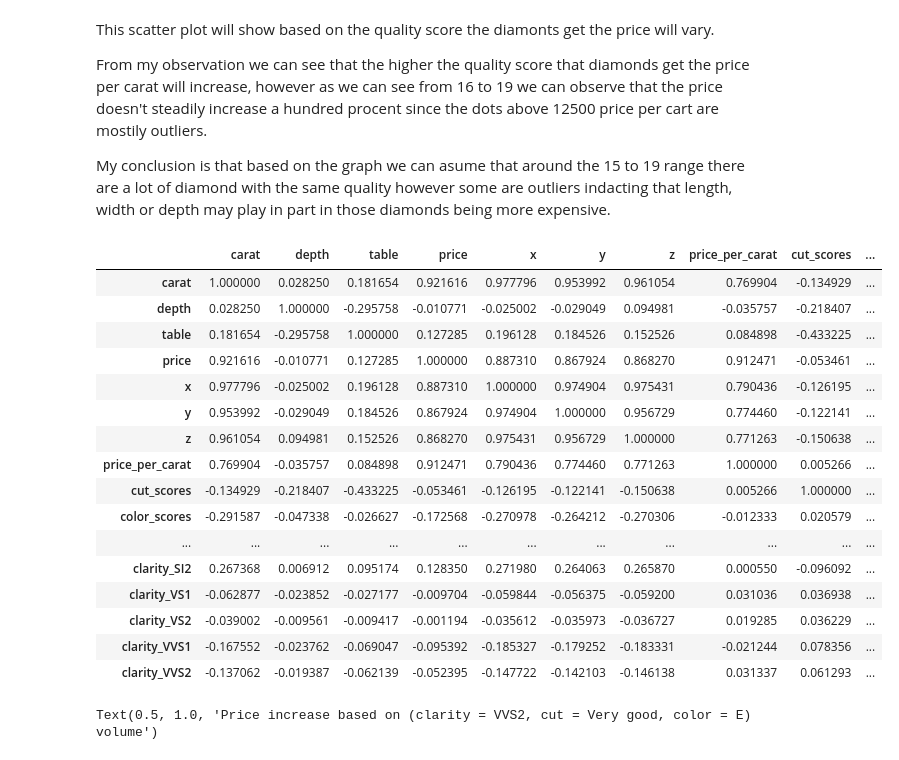
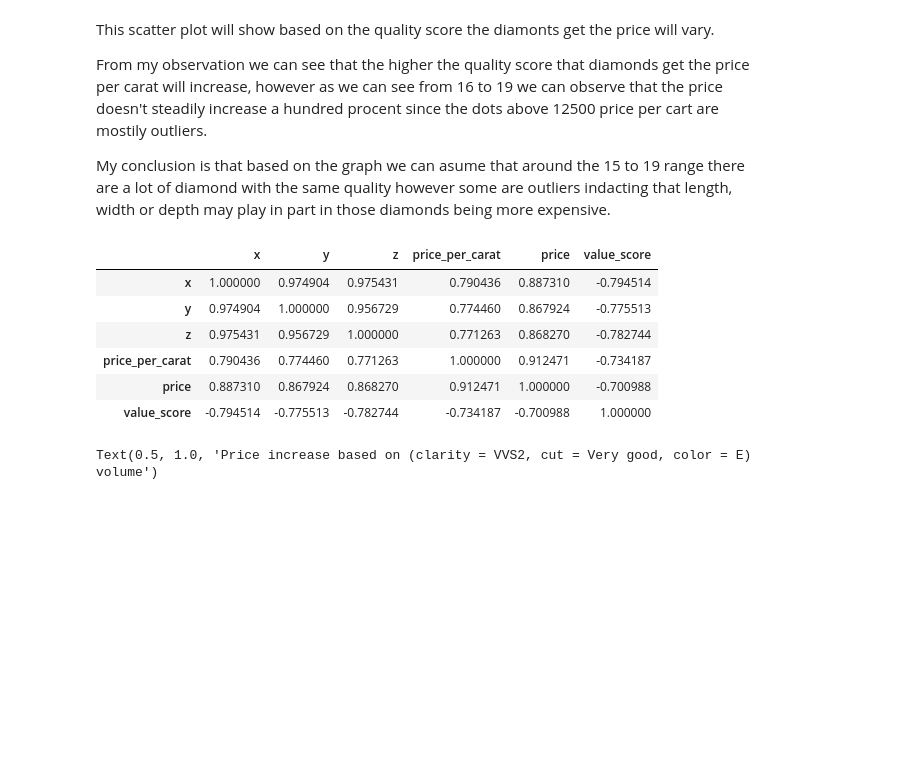
Before and after one commit to TimBjorkegren/Diamonds_Streamlit, a Jupyter notebook: jupyter_diamonds.ipynb, the cells around one changed output. Saved outputs shown, nothing was run; the diff lists cells and outputs as text; code cells hidden in the pictures; blank space fills up the shorter version.

```diff
--- a/jupyter_diamonds.ipynb
+++ b/jupyter_diamonds.ipynb
@@ -366,26 +366,19 @@ top_value = median_value.sort_values(by='value_score', ascending=False).head(10)
 # %%
 df_encoded = pd.get_dummies(data_diamonds)
 
+columns_to_compare = ['x', 'y', 'z', 'price_per_carat', 'price', 'value_score']
+df_encoded = data_diamonds[columns_to_compare]
+
 df_encoded = df_encoded.corr()
-df_encoded.style.background_gradient(cmap='coolwarm')
+df_encoded.style.background_gradient(cmap='coolwarm', vmin = -1, vmax = 1)
 # %% [output]
-|  | carat | depth | table | price | x | y | z | price_per_carat | cut_scores | ... |
-| carat | 1.000000 | 0.028250 | 0.181654 | 0.921616 | 0.977796 | 0.953992 | 0.961054 | 0.769904 | -0.134929 | ... |
-| depth | 0.028250 | 1.000000 | -0.295758 | -0.010771 | -0.025002 | -0.029049 | 0.094981 | -0.035757 | -0.218407 | ... |
-| table | 0.181654 | -0.295758 | 1.000000 | 0.127285 | 0.196128 | 0.184526 | 0.152526 | 0.084898 | -0.433225 | ... |
-| price | 0.921616 | -0.010771 | 0.127285 | 1.000000 | 0.887310 | 0.867924 | 0.868270 | 0.912471 | -0.053461 | ... |
-| x | 0.977796 | -0.025002 | 0.196128 | 0.887310 | 1.000000 | 0.974904 | 0.975431 | 0.790436 | -0.126195 | ... |
-| y | 0.953992 | -0.029049 | 0.184526 | 0.867924 | 0.974904 | 1.000000 | 0.956729 | 0.774460 | -0.122141 | ... |
-| z | 0.961054 | 0.094981 | 0.152526 | 0.868270 | 0.975431 | 0.956729 | 1.000000 | 0.771263 | -0.150638 | ... |
-| price_per_carat | 0.769904 | -0.035757 | 0.084898 | 0.912471 | 0.790436 | 0.774460 | 0.771263 | 1.000000 | 0.005266 | ... |
-| cut_scores | -0.134929 | -0.218407 | -0.433225 | -0.053461 | -0.126195 | -0.122141 | -0.150638 | 0.005266 | 1.000000 | ... |
-| color_scores | -0.291587 | -0.047338 | -0.026627 | -0.172568 | -0.270978 | -0.264212 | -0.270306 | -0.012333 | 0.020579 | ... |
-| ... | ... | ... | ... | ... | ... | ... | ... | ... | ... | ... |
-| clarity_SI2 | 0.267368 | 0.006912 | 0.095174 | 0.128350 | 0.271980 | 0.264063 | 0.265870 | 0.000550 | -0.096092 | ... |
-| clarity_VS1 | -0.062877 | -0.023852 | -0.027177 | -0.009704 | -0.059844 | -0.056375 | -0.059200 | 0.031036 | 0.036938 | ... |
-| clarity_VS2 | -0.039002 | -0.009561 | -0.009417 | -0.001194 | -0.035612 | -0.035973 | -0.036727 | 0.019285 | 0.036229 | ... |
-| clarity_VVS1 | -0.167552 | -0.023762 | -0.069047 | -0.095392 | -0.185327 | -0.179252 | -0.183331 | -0.021244 | 0.078356 | ... |
-| clarity_VVS2 | -0.137062 | -0.019387 | -0.062139 | -0.052395 | -0.147722 | -0.142103 | -0.146138 | 0.031337 | 0.061293 | ... |
+|  | x | y | z | price_per_carat | price | value_score |
+| x | 1.000000 | 0.974904 | 0.975431 | 0.790436 | 0.887310 | -0.794514 |
+| y | 0.974904 | 1.000000 | 0.956729 | 0.774460 | 0.867924 | -0.775513 |
+| z | 0.975431 | 0.956729 | 1.000000 | 0.771263 | 0.868270 | -0.782744 |
+| price_per_carat | 0.790436 | 0.774460 | 0.771263 | 1.000000 | 0.912471 | -0.734187 |
+| price | 0.887310 | 0.867924 | 0.868270 | 0.912471 | 1.000000 | -0.700988 |
+| value_score | -0.794514 | -0.775513 | -0.782744 | -0.734187 | -0.700988 | 1.000000 |
 # %%
 price_change = data_diamonds[
     (data_diamonds['cut'] == 'Very Good') &
```
Also changed, not shown: 6 other files.
